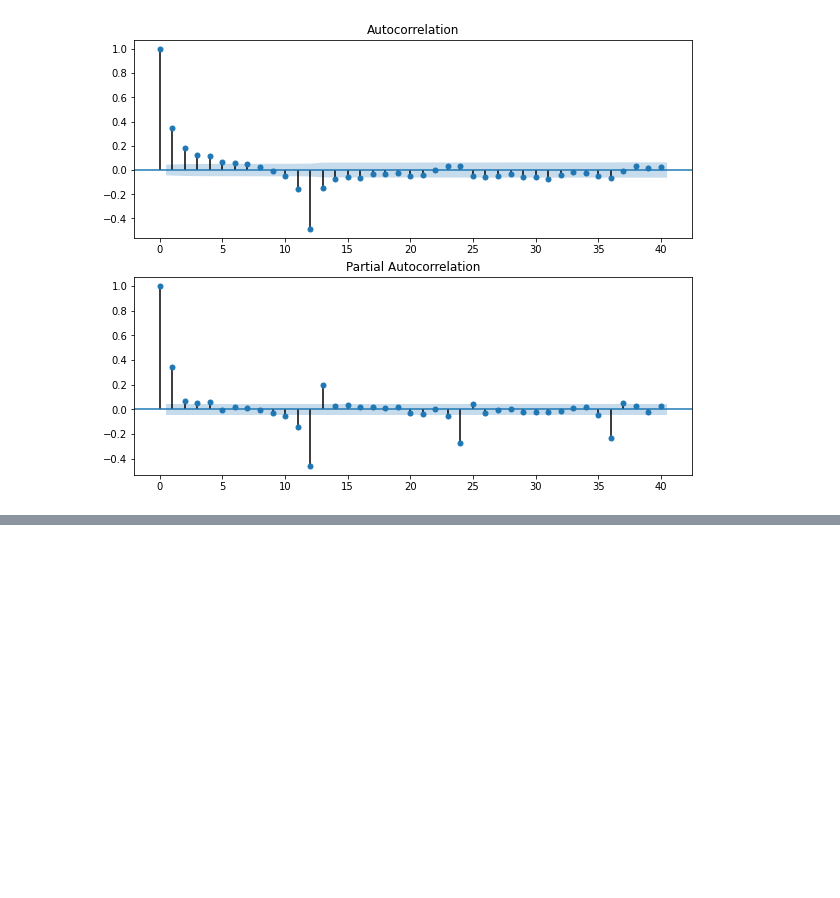
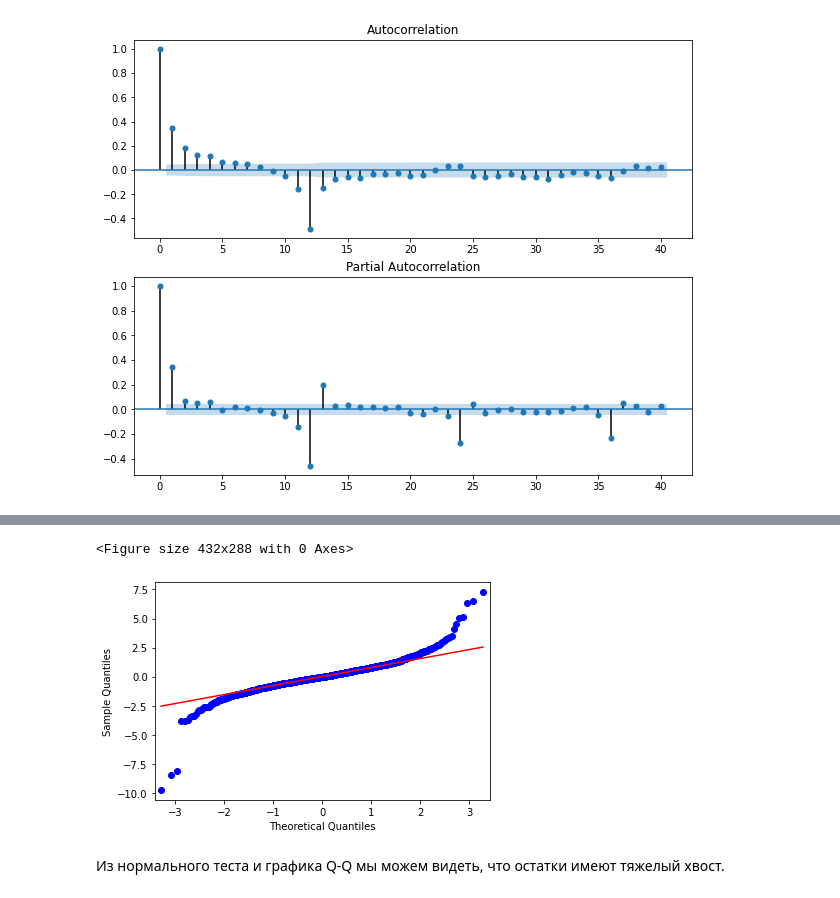
Before and after one commit to SizovaDarya708/ClimateChange, a Jupyter notebook: Climate Change Project.ipynb, the cells around one changed output, grey strips where cells are left out. Drawn from its saved outputs; the diff is of its cells as text; code cells hidden in the pictures; blank space fills up the shorter version.

```diff
--- a/Climate Change Project.ipynb
+++ b/Climate Change Project.ipynb
@@ -363,0 +471,8 @@ fig = sm.graphics.tsa.plot_pacf(temp_diff12, lags=40, ax=ax2)
+# %%
+fig = plt.figure()
+ax = sm.graphics.qqplot(resid202, line='q', fit=True)
+# %% [output]
+<Figure size 432x288 with 0 Axes>
+[figure, added]
+# %% [markdown]
+Из нормального теста и графика Q-Q мы можем видеть, что остатки имеют тяжелый хвост.
```
Also changed, not shown: parts of 15 cells of this notebook.
